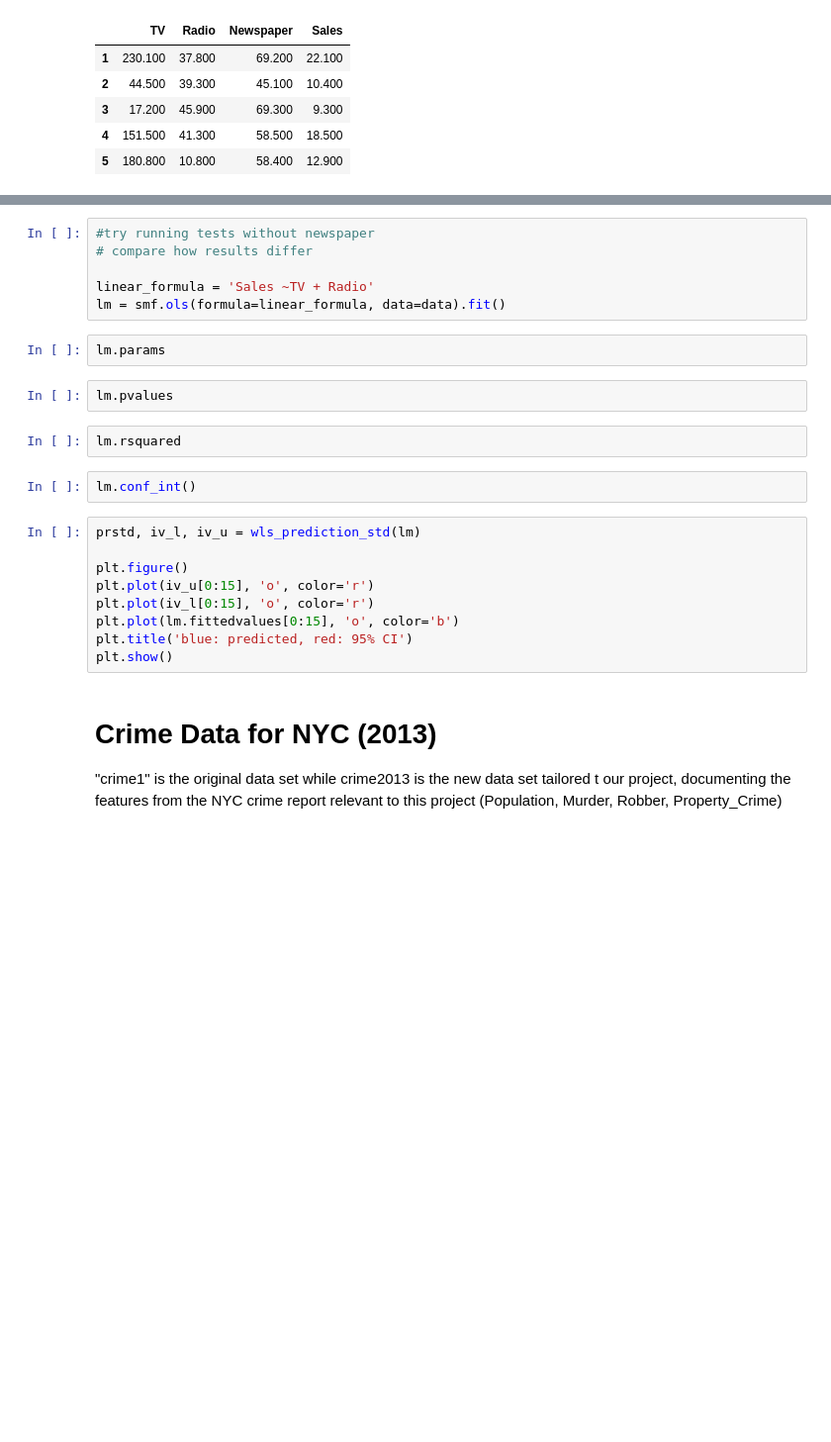
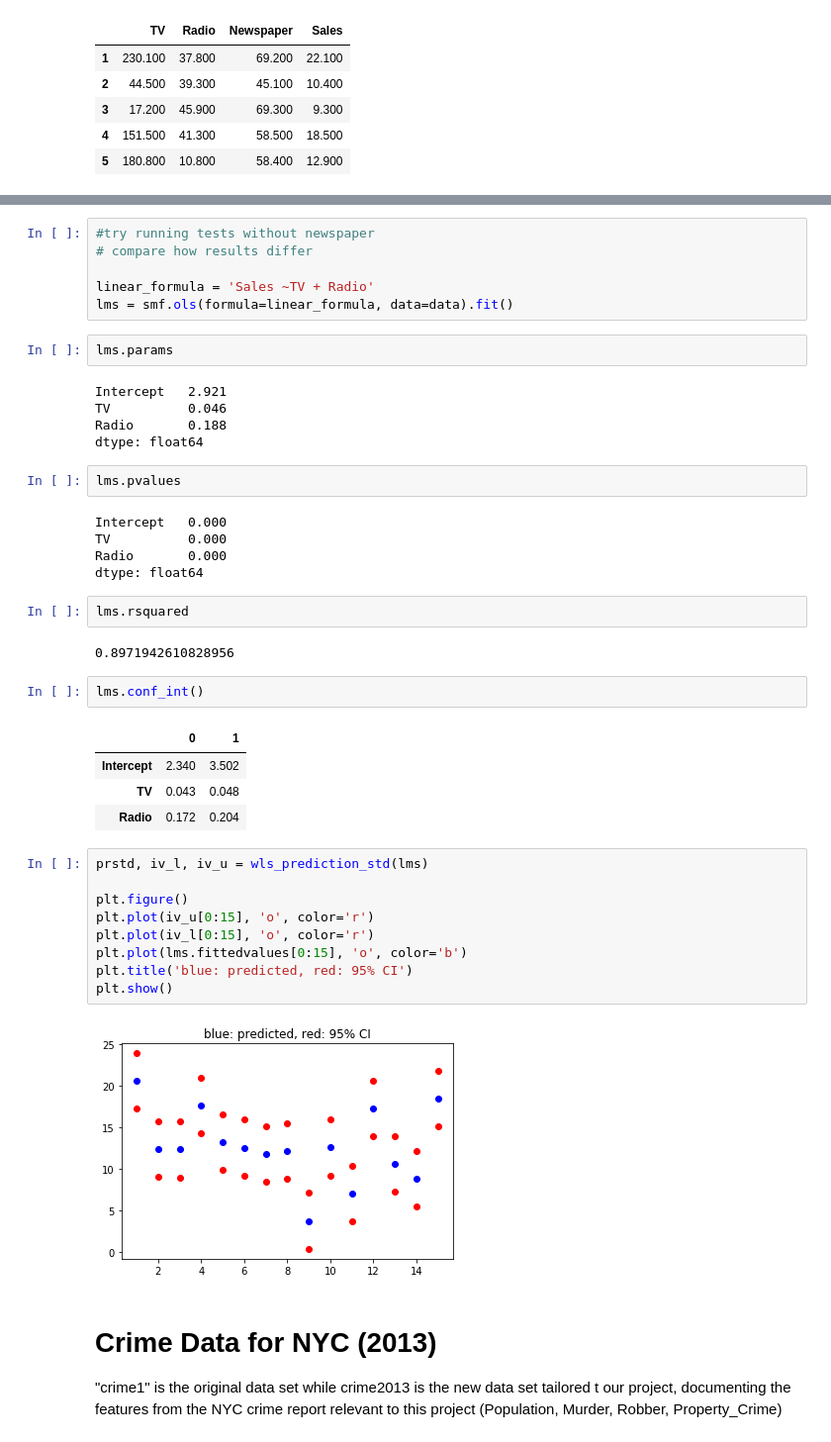
Before and after one commit to ezzanger/Unit2-Lesson-5-Drills-Challenge, a Jupyter notebook: Lesson 5 - Test Drills.ipynb, the cells around one changed output, grey strips where cells are left out. Shown at 99% size. Cells and saved outputs as stored; diff of their text form; blank space fills up the shorter version.

```diff
--- a/Lesson 5 - Test Drills.ipynb
+++ b/Lesson 5 - Test Drills.ipynb
@@ -53,24 +70,43 @@ lm.conf_int()
 # compare how results differ
 
 linear_formula = 'Sales ~TV + Radio'
-lm = smf.ols(formula=linear_formula, data=data).fit()
+lms = smf.ols(formula=linear_formula, data=data).fit()
 # %%
-lm.params
+lms.params
+# %% [output]
+Intercept   2.921
+TV          0.046
+Radio       0.188
+dtype: float64
 # %%
-lm.pvalues
+lms.pvalues
+# %% [output]
+Intercept   0.000
+TV          0.000
+Radio       0.000
+dtype: float64
 # %%
-lm.rsquared
+lms.rsquared
+# %% [output]
+0.8971942610828956
 # %%
-lm.conf_int()
+lms.conf_int()
+# %% [output]
+|  | 0 | 1 |
+| Intercept | 2.340 | 3.502 |
+| TV | 0.043 | 0.048 |
+| Radio | 0.172 | 0.204 |
 # %%
-prstd, iv_l, iv_u = wls_prediction_std(lm)
+prstd, iv_l, iv_u = wls_prediction_std(lms)
 
 plt.figure()
 plt.plot(iv_u[0:15], 'o', color='r')
 plt.plot(iv_l[0:15], 'o', color='r')
-plt.plot(lm.fittedvalues[0:15], 'o', color='b')
+plt.plot(lms.fittedvalues[0:15], 'o', color='b')
 plt.title('blue: predicted, red: 95% CI')
 plt.show()
+# %% [output]
+[figure, added]
 # %% [markdown]
 # Crime Data for NYC (2013)
 "crime1" is the original data set while crime2013 is the new data set tailored t our project, documenting the features from the
```
Also changed, not shown: parts of 31 cells of this notebook.
